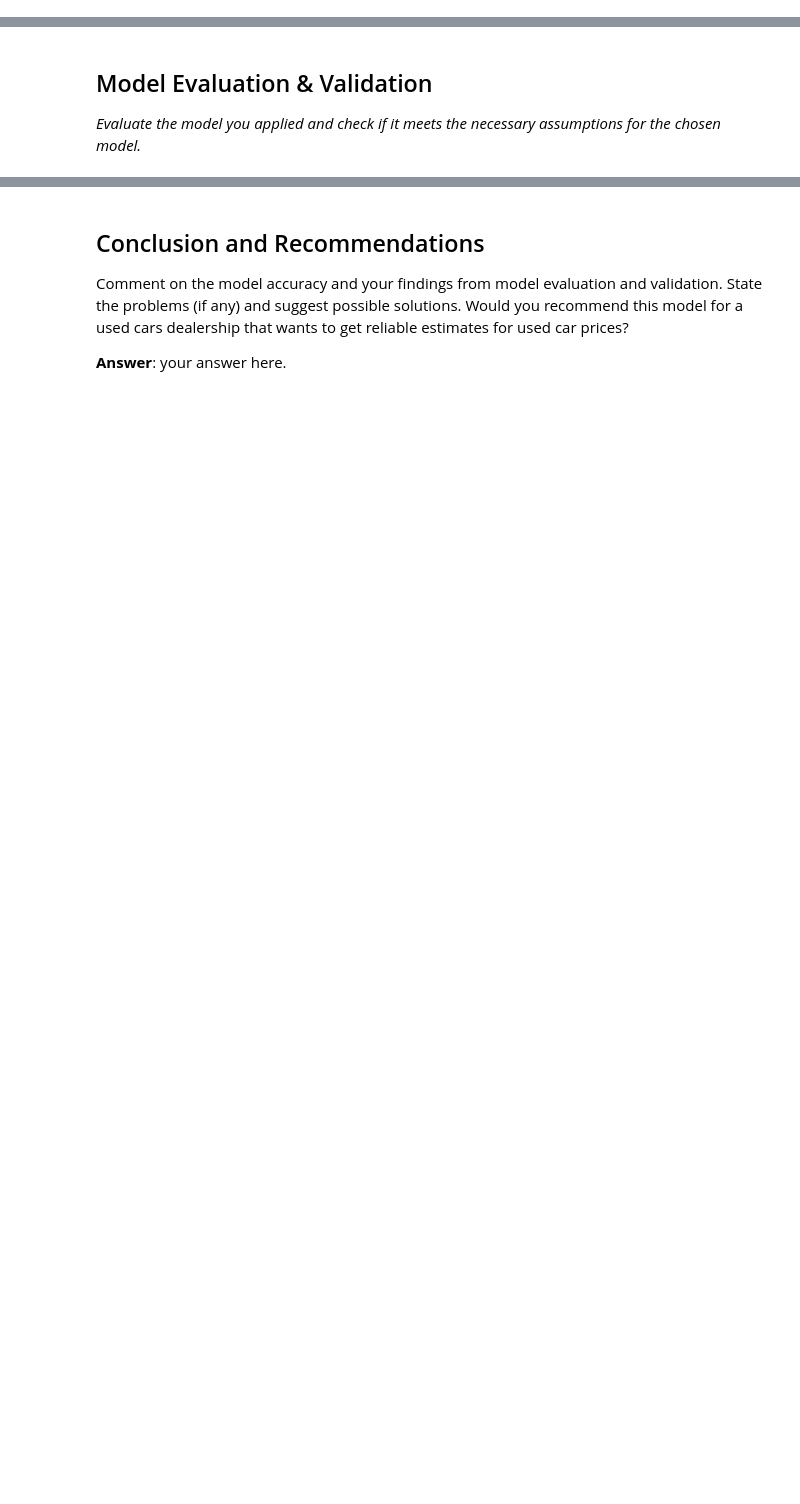
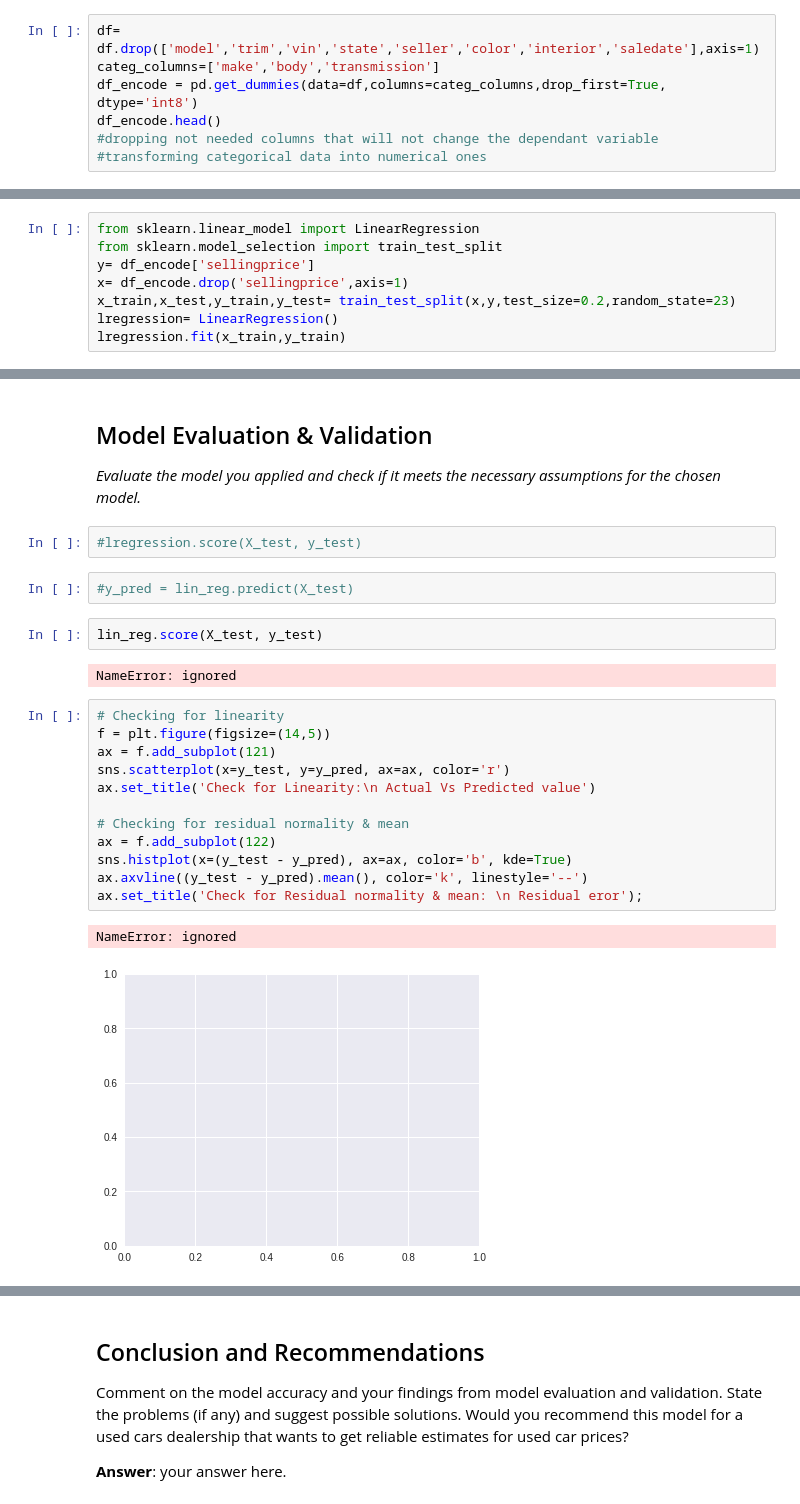
Before and after one commit to karimayman10/Test, a Jupyter notebook: Regression_Mini-Project.ipynb, the cells around one changed output, grey strips where cells are left out. Saved outputs shown, nothing was run; the diff lists cells and outputs as text; blank space fills up the shorter version.

```diff
--- a/Regression_Mini-Project.ipynb
+++ b/Regression_Mini-Project.ipynb
@@ -325,3 +367,10 @@ negative correlation as the odometer increase the selling price decrease
 ## Data Preparation for Modelling
 
 _Apply any additional data preparation steps needed before modelling below. Show/output the changes to the dataset._
+# %%
+df= df.drop(['model','trim','vin','state','seller','color','interior','saledate'],axis=1)
+categ_columns=['make','body','transmission']
+df_encode = pd.get_dummies(data=df,columns=categ_columns,drop_first=True, dtype='int8')
+df_encode.head()
+#dropping not needed columns that will not change the dependant variable
+#transforming categorical data into numerical ones
@@ -329,3 +386,11 @@ _Apply any additional data preparation steps needed before modelling below. Show
 ## Modelling
 
 _Apply the linear regression model below._
+# %%
+from sklearn.linear_model import LinearRegression
+from sklearn.model_selection import train_test_split
+y= df_encode['sellingprice']
+x= df_encode.drop('sellingprice',axis=1)
+x_train,x_test,y_train,y_test= train_test_split(x,y,test_size=0.2,random_state=23)
+lregression= LinearRegression()
+lregression.fit(x_train,y_train)
@@ -333,3 +400,26 @@ _Apply the linear regression model below._
 ## Model Evaluation & Validation
 
 _Evaluate the model you applied and check if it meets the necessary assumptions for the chosen model._
+# %%
+#lregression.score(X_test, y_test)
+# %%
+#y_pred = lin_reg.predict(X_test)
+# %%
+lin_reg.score(X_test, y_test)
+# %% [output]
+NameError: ignored
+# %%
+# Checking for linearity
+f = plt.figure(figsize=(14,5))
+ax = f.add_subplot(121)
+sns.scatterplot(x=y_test, y=y_pred, ax=ax, color='r')
+ax.set_title('Check for Linearity:\n Actual Vs Predicted value')
+
+# Checking for residual normality & mean
+ax = f.add_subplot(122)
+sns.histplot(x=(y_test - y_pred), ax=ax, color='b', kde=True)
+ax.axvline((y_test - y_pred).mean(), color='k', linestyle='--')
+ax.set_title('Check for Residual normality & mean: \n Residual eror');
+# %% [output]
+NameError: ignored
+[figure, added]
```
Also changed, not shown: parts of 21 cells of this notebook.
